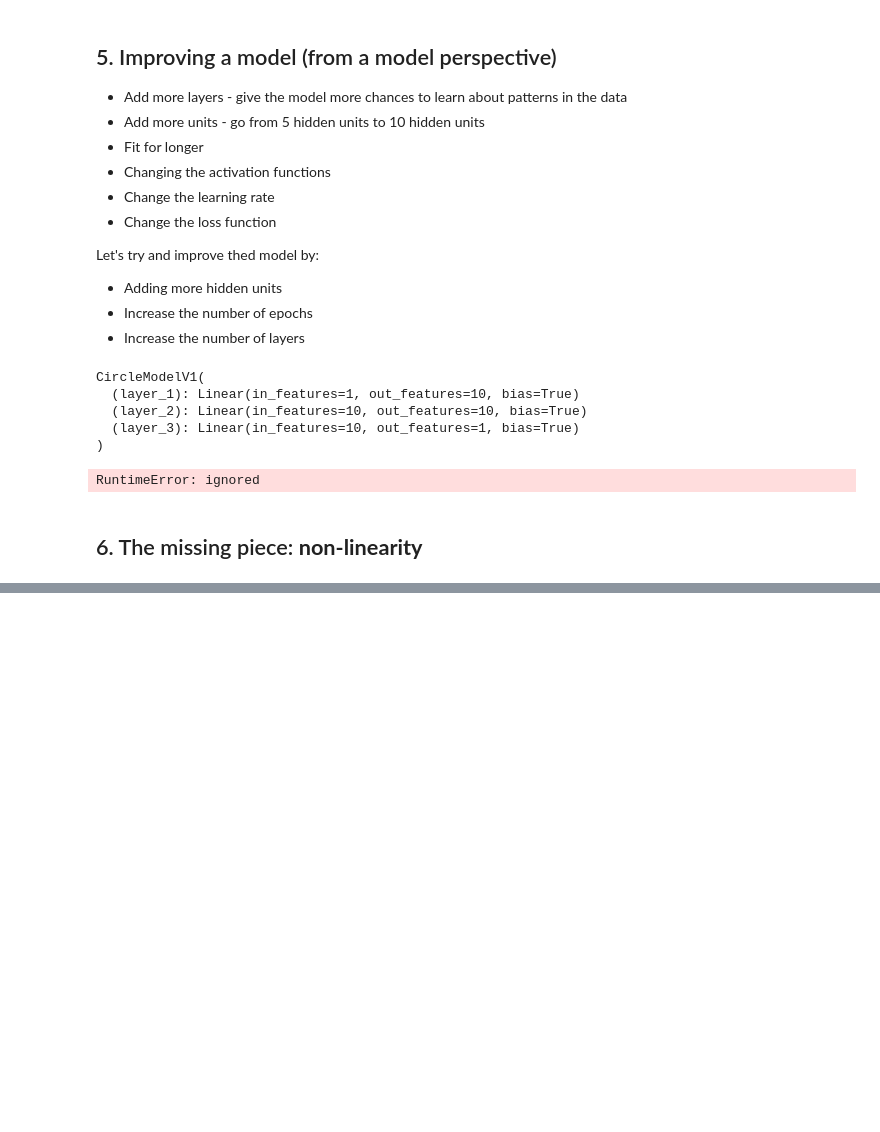
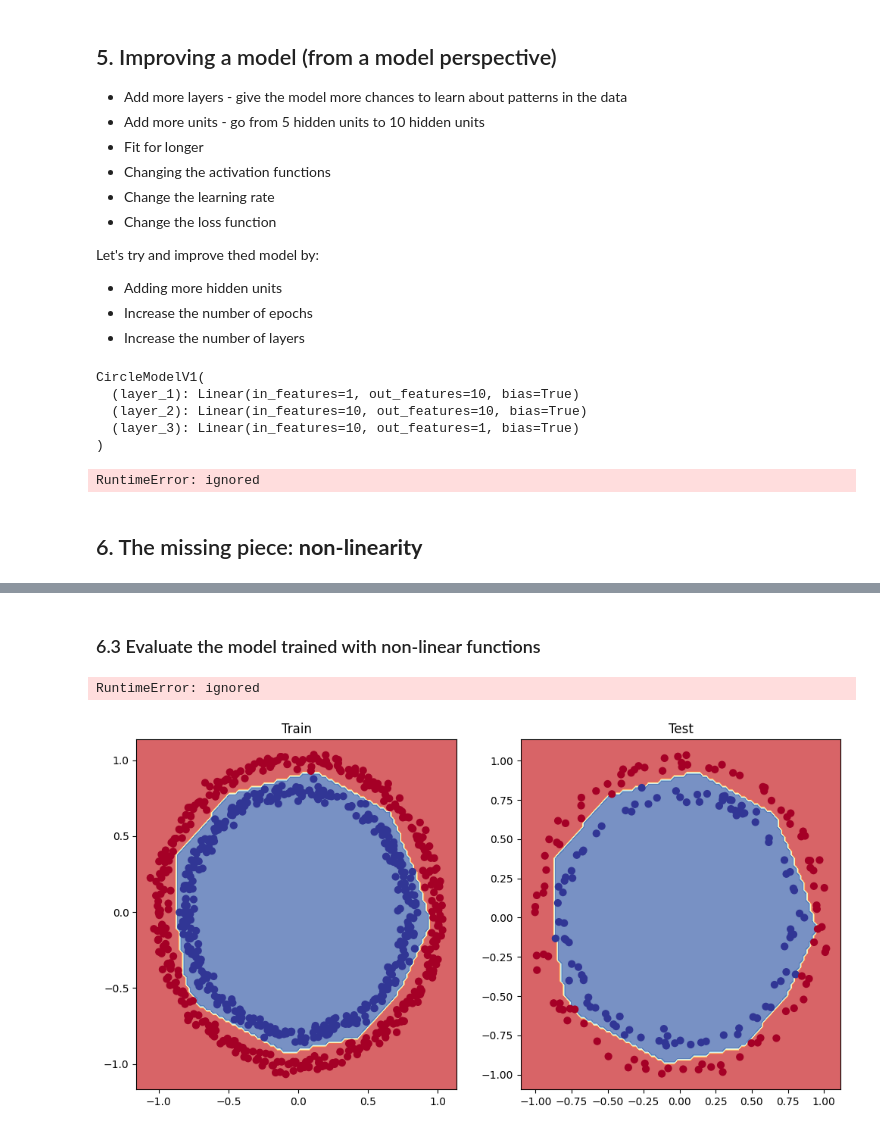
Before and after one commit to nmermigas/PyTorch, a Jupyter notebook: 02_pytorch_neural_network_classification.ipynb, the cells around one changed output, grey strips where cells are left out. Cells and saved outputs as stored; diff of their text form; code cells hidden in the pictures; blank space fills up the shorter version.

```diff
--- a/02_pytorch_neural_network_classification.ipynb
+++ b/02_pytorch_neural_network_classification.ipynb
@@ -531,0 +543,18 @@ X_train[:5]
+# %%
+# Build model with non linear activation function
+from torch import nn
+class CircleModelV2(nn.Module):
+  def __init__(self):
+    super().__init__()
+    self.layer_1 = nn.Linear(in_features = 2, out_features=10)
+    self.layer_2 = nn.Linear(in_features = 10, out_features=10)
+    self.layer_3 = nn.Linear(in_features = 10, out_features=1)
+    self.relu = nn.ReLU()
+    # self.sigmoid = nn.Sigmoid()
+
+  def forward(self,x):
+    # Where to put the non linear activation functions?
+    return self.layer_3(self.relu(self.layer_2(self.relu(self.layer_1(x)))))
+
+model_3 = CircleModelV2().to(device)
+model_3
@@ -531,0 +568,5 @@ X_train[:5]
+# %%
+# Setup loss and optimizer
+loss_fn = nn.BCEWithLogitsLoss()
+optimizer = torch.optim.SGD(model_3.parameters(),
+                            lr=0.1)
@@ -531,0 +632,19 @@ X_train[:5]
+# %% [markdown]
+### 6.3 Evaluate the model trained with non-linear functions
+# %%
+model_3.eval()
+with torch.inference_mode():
+  y_preds = torch.round(torch.sigmoid(model_3(X_test))).squeeze()
+y_preds[:10], y_test[:10]
+# %% [output]
+RuntimeError: ignored
+# %%
+plt.figure(figsize=(12,6))
+plt.subplot(1,2,1)
+plt.title("Train")
+plot_decision_boundary(model_3,X_train,y_train)
+plt.subplot(1,2,2)
+plt.title("Test")
+plot_decision_boundary(model_3,X_test,y_test)
+# %% [output]
+[figure, added]
```
Also changed, not shown: parts of 37 cells of this notebook.
